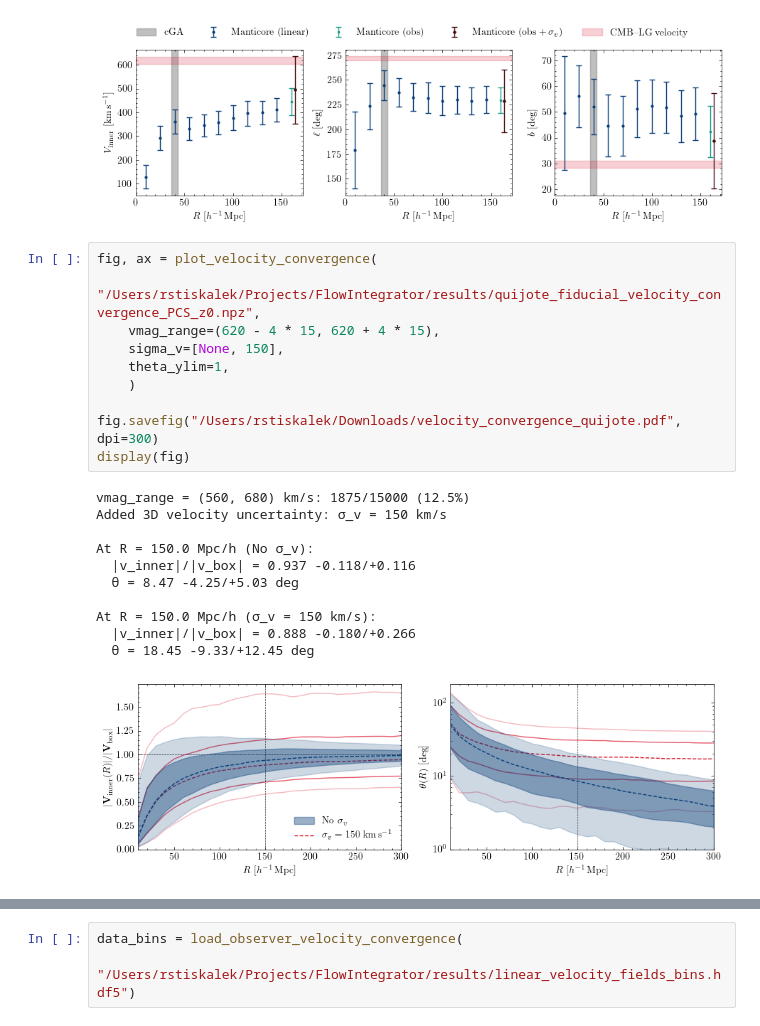
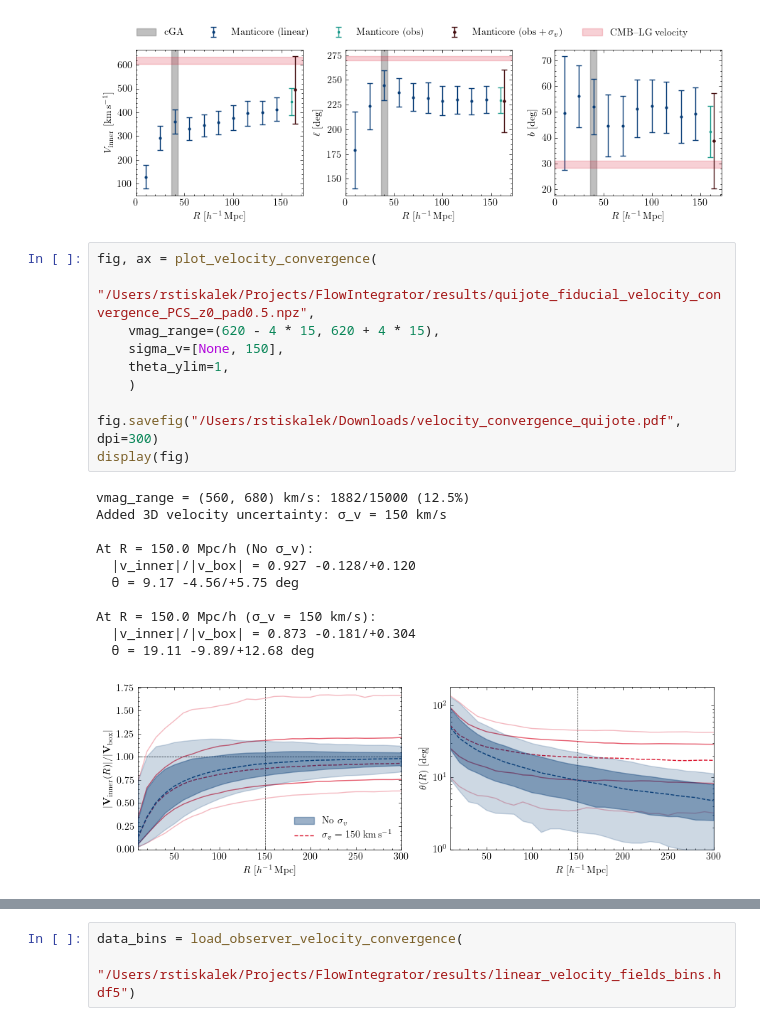
Before and after one commit to Richard-Sti/FlowIntegrator, a Jupyter notebook: notebooks/paper_plots.ipynb, the cells around one changed output, grey strips where cells are left out. Saved outputs shown, nothing was run; the diff lists cells and outputs as text.

```diff
--- a/notebooks/paper_plots.ipynb
+++ b/notebooks/paper_plots.ipynb
@@ -280,25 +279,25 @@ Manticore (obs + σ_v=150.0 km/s):
 [figure]
 # %%
 fig, ax = plot_velocity_convergence(
-    "/Users/rstiskalek/Projects/FlowIntegrator/results/quijote_fiducial_velocity_convergence_PCS_z0.npz",
+    "/Users/rstiskalek/Projects/FlowIntegrator/results/quijote_fiducial_velocity_convergence_PCS_z0_pad0.5.npz",
     vmag_range=(620 - 4 * 15, 620 + 4 * 15),
     sigma_v=[None, 150],
     theta_ylim=1,
     )
 
 fig.savefig("/Users/rstiskalek/Downloads/velocity_convergence_quijote.pdf", dpi=300)
 display(fig)
 # %% [output]
-vmag_range = (560, 680) km/s: 1875/15000 (12.5%)
+vmag_range = (560, 680) km/s: 1882/15000 (12.5%)
 Added 3D velocity uncertainty: σ_v = 150 km/s
 
 At R = 150.0 Mpc/h (No σ_v):
-  |v_inner|/|v_box| = 0.937 -0.118/+0.116
-  θ = 8.47 -4.25/+5.03 deg
+  |v_inner|/|v_box| = 0.927 -0.128/+0.120
+  θ = 9.17 -4.56/+5.75 deg
 
 At R = 150.0 Mpc/h (σ_v = 150 km/s):
-  |v_inner|/|v_box| = 0.888 -0.180/+0.266
-  θ = 18.45 -9.33/+12.45 deg
+  |v_inner|/|v_box| = 0.873 -0.181/+0.304
+  θ = 19.11 -9.89/+12.68 deg
-[figure, old version]
+[figure, new version]
 # %%
 fig, ax = plot_observer_vmag_histogram(
```
Also changed, not shown: parts of 4 cells of this notebook, 2 other files.
